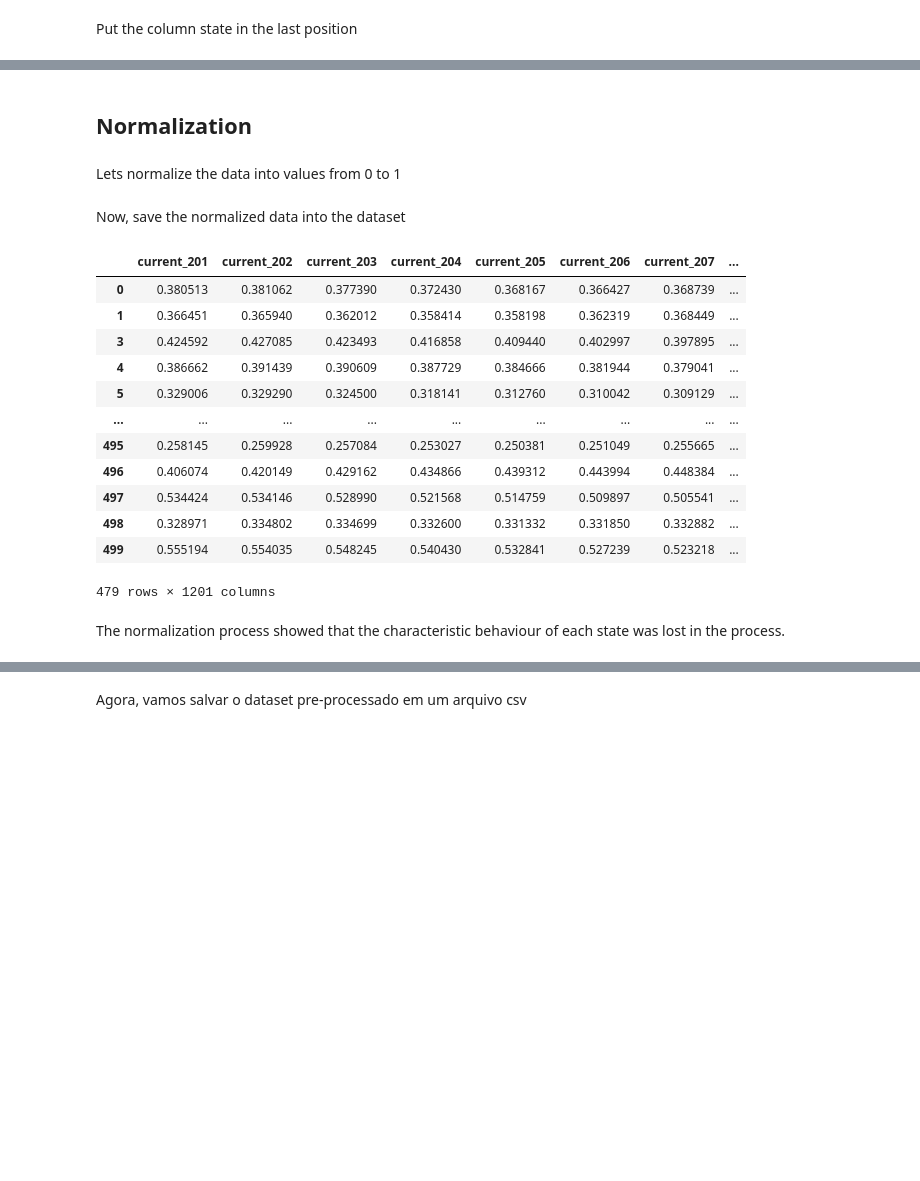
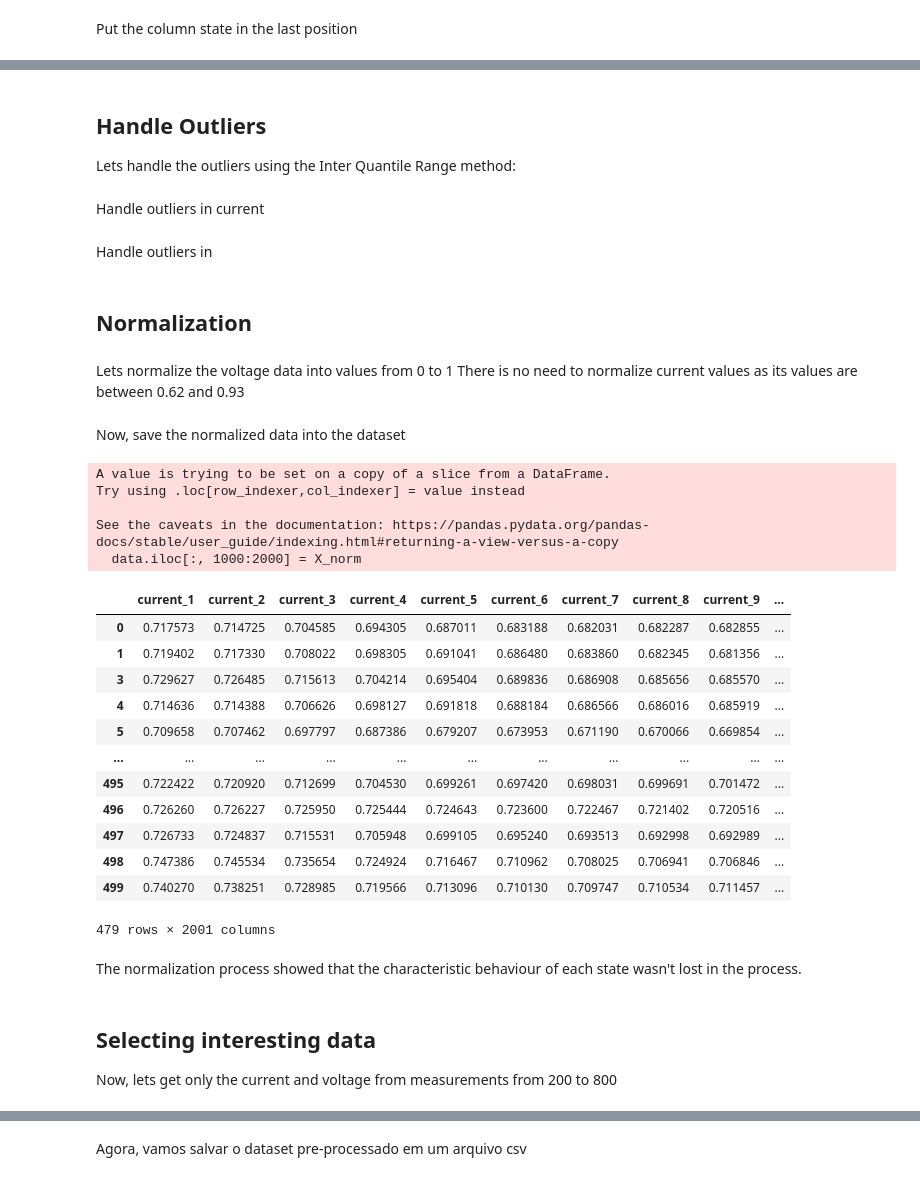
Before and after one commit to bkpedrosuper/EngineCC-ANN, a Jupyter notebook: notebooks/pre_process2.ipynb, the cells around one changed output, grey strips where cells are left out. Drawn from its saved outputs; the diff is of its cells as text; code cells hidden in the pictures; blank space fills up the shorter version.

Commit message:
Normalization voltage values

```diff
--- a/notebooks/pre_process2.ipynb
+++ b/notebooks/pre_process2.ipynb
@@ -96,0 +83,5 @@ data
+# %% [markdown]
+## Handle Outliers
+Lets handle the outliers using the Inter Quantile Range method:
+# %% [markdown]
+Handle outliers in current
@@ -96,0 +102,2 @@ data
+# %% [markdown]
+Handle outliers in
@@ -97,36 +113,45 @@ data
 # %% [markdown]
 ## Normalization
 # %% [markdown]
-Lets normalize the data into values from 0 to 1
+Lets normalize the voltage data into values from 0 to 1
+There is no need to normalize current values as its values are between 0.62 and 0.93
 # %%
 from sklearn.preprocessing import MinMaxScaler
 
-X, y = data.iloc[:, :-1], data.iloc[:, -1]
+X_volt = data.iloc[:, 1000:2000]
+X_volt
+norm = MinMaxScaler()
+norm.fit(X_volt)
 
-norm = MinMaxScaler()
-norm.fit(X)
-
-X_norm = norm.transform(X)
+X_norm = norm.transform(X_volt)
 # %% [markdown]
 Now, save the normalized data into the dataset
 # %%
 # Update the values into the dataset
-data.iloc[:, :-1] = X_norm
+data.iloc[:, 1000:2000] = X_norm
 
 data
 # %% [output]
+A value is trying to be set on a copy of a slice from a DataFrame.
+Try using .loc[row_indexer,col_indexer] = value instead
+
+See the caveats in the documentation: https://pandas.pydata.org/pandas-docs/stable/user_guide/indexing.html#returning-a-view-versus-a-copy
+  data.iloc[:, 1000:2000] = X_norm
-|  | current_201 | current_202 | current_203 | current_204 | current_205 | current_206 | current_207 | ... |
-| 0 | 0.380513 | 0.381062 | 0.377390 | 0.372430 | 0.368167 | 0.366427 | 0.368739 | ... |
-| 1 | 0.366451 | 0.365940 | 0.362012 | 0.358414 | 0.358198 | 0.362319 | 0.368449 | ... |
-| 3 | 0.424592 | 0.427085 | 0.423493 | 0.416858 | 0.409440 | 0.402997 | 0.397895 | ... |
-| 4 | 0.386662 | 0.391439 | 0.390609 | 0.387729 | 0.384666 | 0.381944 | 0.379041 | ... |
-| 5 | 0.329006 | 0.329290 | 0.324500 | 0.318141 | 0.312760 | 0.310042 | 0.309129 | ... |
-| ... | ... | ... | ... | ... | ... | ... | ... | ... |
-| 495 | 0.258145 | 0.259928 | 0.257084 | 0.253027 | 0.250381 | 0.251049 | 0.255665 | ... |
-| 496 | 0.406074 | 0.420149 | 0.429162 | 0.434866 | 0.439312 | 0.443994 | 0.448384 | ... |
-| 497 | 0.534424 | 0.534146 | 0.528990 | 0.521568 | 0.514759 | 0.509897 | 0.505541 | ... |
-| 498 | 0.328971 | 0.334802 | 0.334699 | 0.332600 | 0.331332 | 0.331850 | 0.332882 | ... |
-| 499 | 0.555194 | 0.554035 | 0.548245 | 0.540430 | 0.532841 | 0.527239 | 0.523218 | ... |
+|  | current_1 | current_2 | current_3 | current_4 | current_5 | current_6 | current_7 | current_8 | current_9 | ... |
+| 0 | 0.717573 | 0.714725 | 0.704585 | 0.694305 | 0.687011 | 0.683188 | 0.682031 | 0.682287 | 0.682855 | ... |
+| 1 | 0.719402 | 0.717330 | 0.708022 | 0.698305 | 0.691041 | 0.686480 | 0.683860 | 0.682345 | 0.681356 | ... |
+| 3 | 0.729627 | 0.726485 | 0.715613 | 0.704214 | 0.695404 | 0.689836 | 0.686908 | 0.685656 | 0.685570 | ... |
+| 4 | 0.714636 | 0.714388 | 0.706626 | 0.698127 | 0.691818 | 0.688184 | 0.686566 | 0.686016 | 0.685919 | ... |
+| 5 | 0.709658 | 0.707462 | 0.697797 | 0.687386 | 0.679207 | 0.673953 | 0.671190 | 0.670066 | 0.669854 | ... |
+| ... | ... | ... | ... | ... | ... | ... | ... | ... | ... | ... |
+| 495 | 0.722422 | 0.720920 | 0.712699 | 0.704530 | 0.699261 | 0.697420 | 0.698031 | 0.699691 | 0.701472 | ... |
+| 496 | 0.726260 | 0.726227 | 0.725950 | 0.725444 | 0.724643 | 0.723600 | 0.722467 | 0.721402 | 0.720516 | ... |
+| 497 | 0.726733 | 0.724837 | 0.715531 | 0.705948 | 0.699105 | 0.695240 | 0.693513 | 0.692998 | 0.692989 | ... |
+| 498 | 0.747386 | 0.745534 | 0.735654 | 0.724924 | 0.716467 | 0.710962 | 0.708025 | 0.706941 | 0.706846 | ... |
+| 499 | 0.740270 | 0.738251 | 0.728985 | 0.719566 | 0.713096 | 0.710130 | 0.709747 | 0.710534 | 0.711457 | ... |
-479 rows × 1201 columns
+479 rows × 2001 columns
 # %% [markdown]
-The normalization process showed that the characteristic behaviour of each state was lost in the process.
+The normalization process showed that the characteristic behaviour of each state wasn't lost in the process.
+# %% [markdown]
+## Selecting interesting data
+Now, lets get only the current and voltage from measurements from 200 to 800
```
Also changed, not shown: parts of 12 cells of this notebook, 2 other files.
